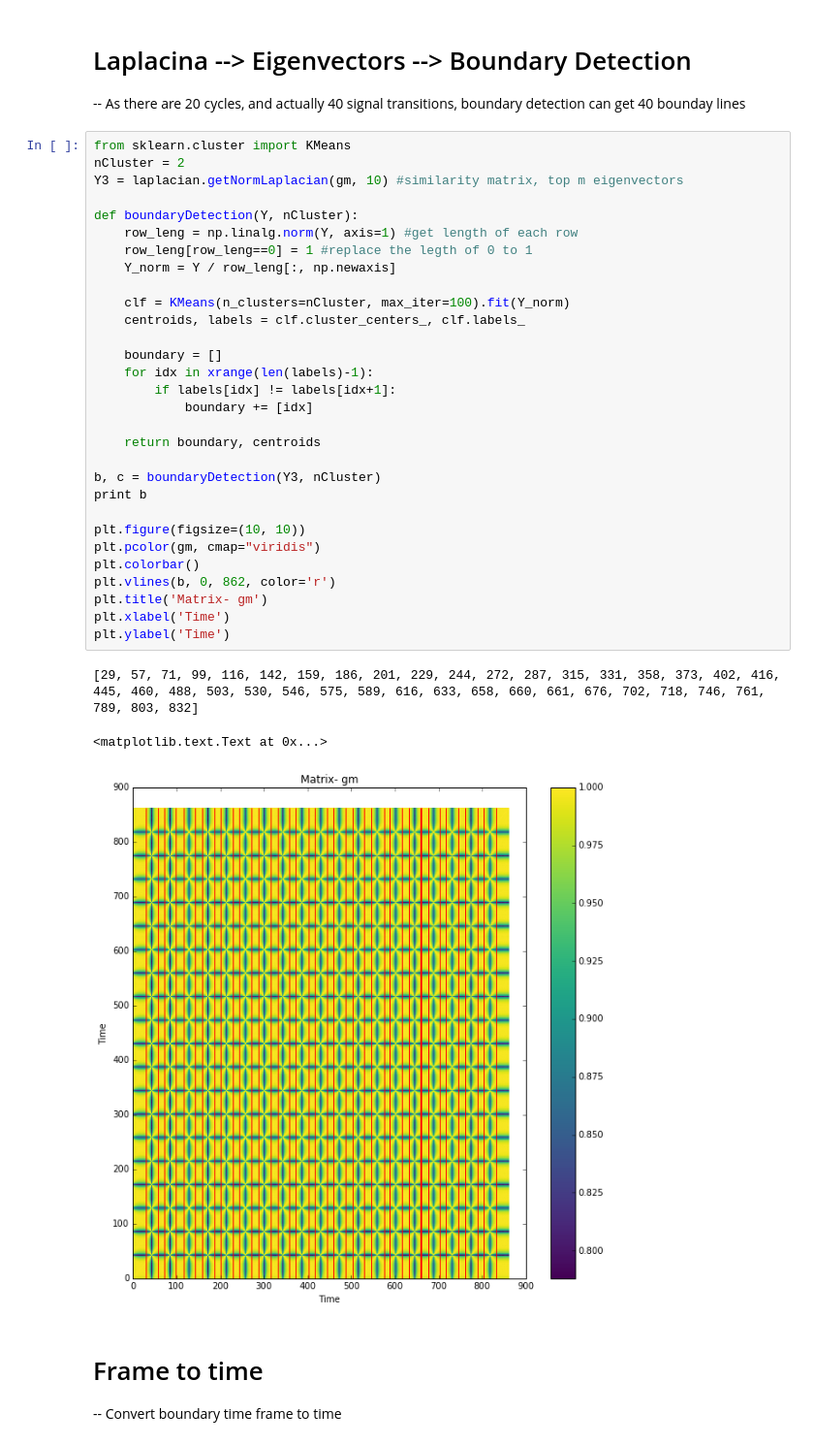
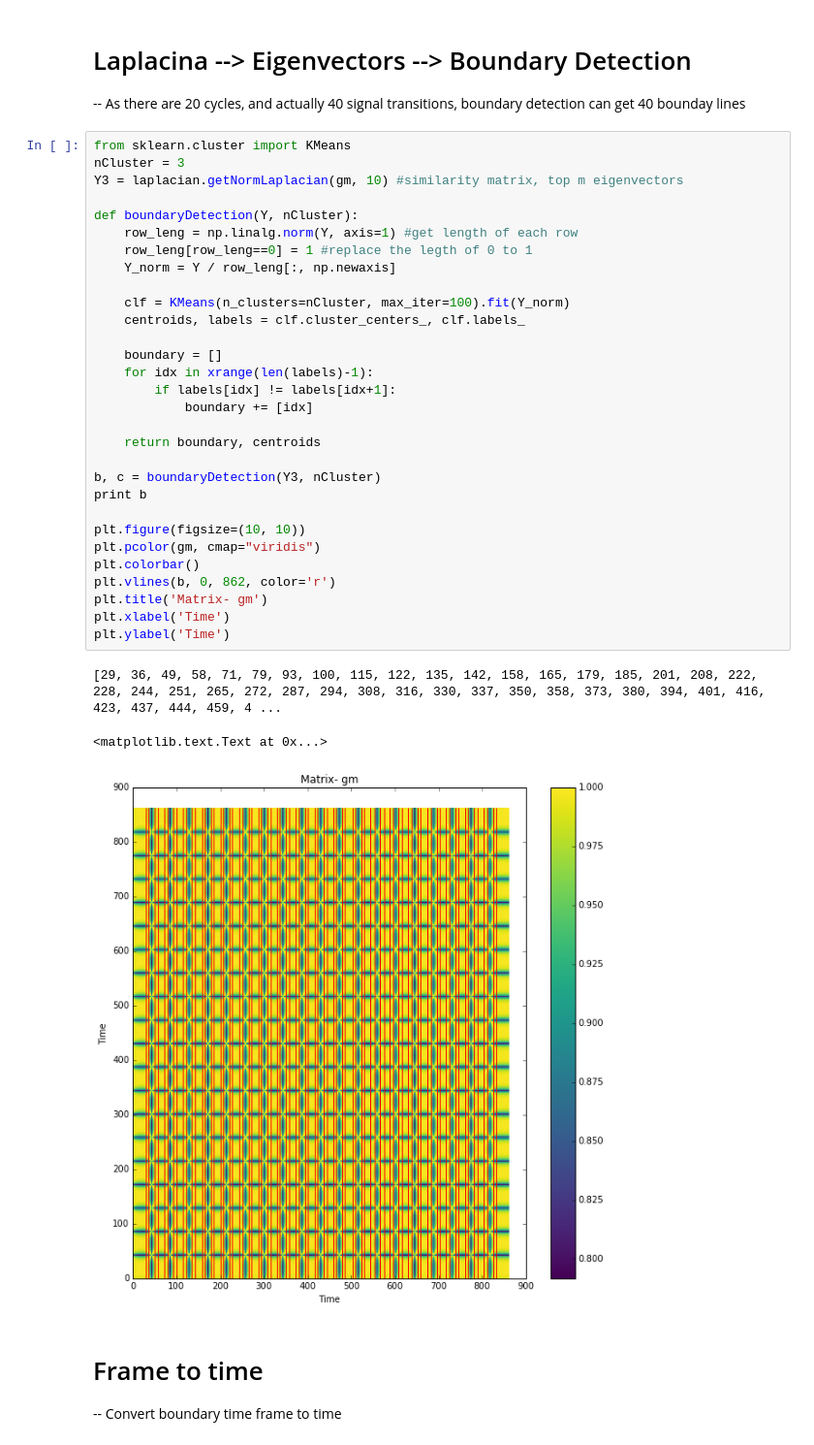
Before and after one commit to jfriend08/IndependentStudy, a Jupyter notebook: model/feature2GaussianMatrix.ipynb, the cells around one changed output. Shown at 97% size. Saved outputs shown, nothing was run; the diff lists cells and outputs as text.

```diff
--- a/model/feature2GaussianMatrix.ipynb
+++ b/model/feature2GaussianMatrix.ipynb
@@ -86,38 +87,38 @@ plt.show()
 -- As there are 20 cycles, and actually 40 signal transitions, boundary detection can get 40 bounday lines
 # %%
 from sklearn.cluster import KMeans
-nCluster = 2
+nCluster = 3
 Y3 = laplacian.getNormLaplacian(gm, 10) #similarity matrix, top m eigenvectors
 
 def boundaryDetection(Y, nCluster):
     row_leng = np.linalg.norm(Y, axis=1) #get length of each row
     row_leng[row_leng==0] = 1 #replace the legth of 0 to 1
     Y_norm = Y / row_leng[:, np.newaxis]
 
     clf = KMeans(n_clusters=nCluster, max_iter=100).fit(Y_norm)
     centroids, labels = clf.cluster_centers_, clf.labels_
 
     boundary = []
     for idx in xrange(len(labels)-1):
         if labels[idx] != labels[idx+1]:
             boundary += [idx]
 
     return boundary, centroids
 
 b, c = boundaryDetection(Y3, nCluster)
 print b
 
 plt.figure(figsize=(10, 10))
 plt.pcolor(gm, cmap="viridis")
 plt.colorbar()
 plt.vlines(b, 0, 862, color='r')
 plt.title('Matrix- gm')
 plt.xlabel('Time')
 plt.ylabel('Time')
 # %% [output]
-[29, 57, 71, 99, 116, 142, 159, 186, 201, 229, 244, 272, 287, 315, 331, 358, 373, 402, 416, 445, 460, 488, 503, 530, 546, 575, 589, 616, 633, 658, 660, 661, 676, 702, 718, 746, 761, 789, 803, 832]
+[29, 36, 49, 58, 71, 79, 93, 100, 115, 122, 135, 142, 158, 165, 179, 185, 201, 208, 222, 228, 244, 251, 265, 272, 287, 294, 308, 316, 330, 337, 350, 358, 373, 380, 394, 401, 416, 423, 437, 444, 459, 4 ...
 <matplotlib.text.Text at 0x...>
-[figure, old version]
+[figure, new version]
 # %% [markdown]
 # Frame to time
 -- Convert boundary time frame to time
```
Also changed, not shown: parts of 9 cells of this notebook.
